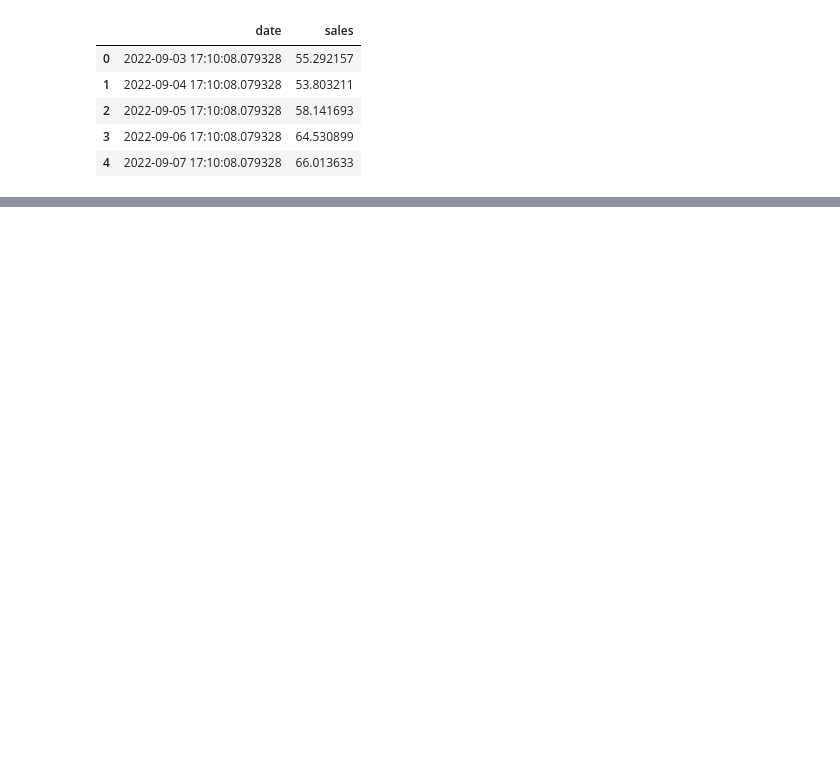
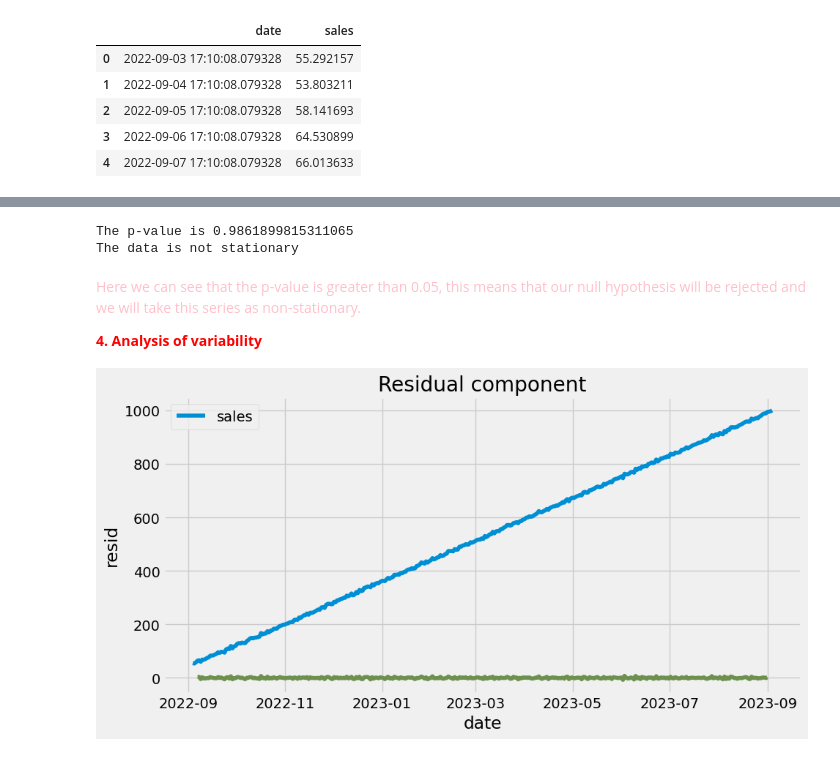
Before and after one commit to dorianDraper/Time-Series-projects, a Jupyter notebook: src/sales_project.ipynb, the cells around one changed output, grey strips where cells are left out. Cells and saved outputs as stored; diff of their text form; code cells hidden in the pictures; blank space fills up the shorter version.

```diff
--- a/src/sales_project.ipynb
+++ b/src/sales_project.ipynb
@@ -16,0 +107,22 @@ df.head()
+# %%
+print(f"The p-value is {adfuller(df)[1]}")
+if adfuller(df)[1] > 0.05:
+    print("The data is not stationary")
+else:
+    print("The data is stationary")
+# %% [output]
+The p-value is 0.9861899815311065
+The data is not stationary
+# %% [markdown]
+<p style="color: pink">Here we can see that the p-value is greater than 0.05, this means that our null hypothesis will be rejected and we will take this series as non-stationary.</p>
+<b><span style="color: red">4. Analysis of variability</span></b
+# %%
+residual = decomposition.resid
+
+fig, ax = plt.subplots(figsize=(10, 5))
+sns.lineplot(data=df, color=color_pal[0], ax=ax)
+sns.lineplot(data=residual, color=color_pal[3], ax=ax)
+plt.title('Residual component')
+plt.show()
+# %% [output]
+[figure, added]
```
Also changed, not shown: parts of 26 cells of this notebook, 1 other file.
